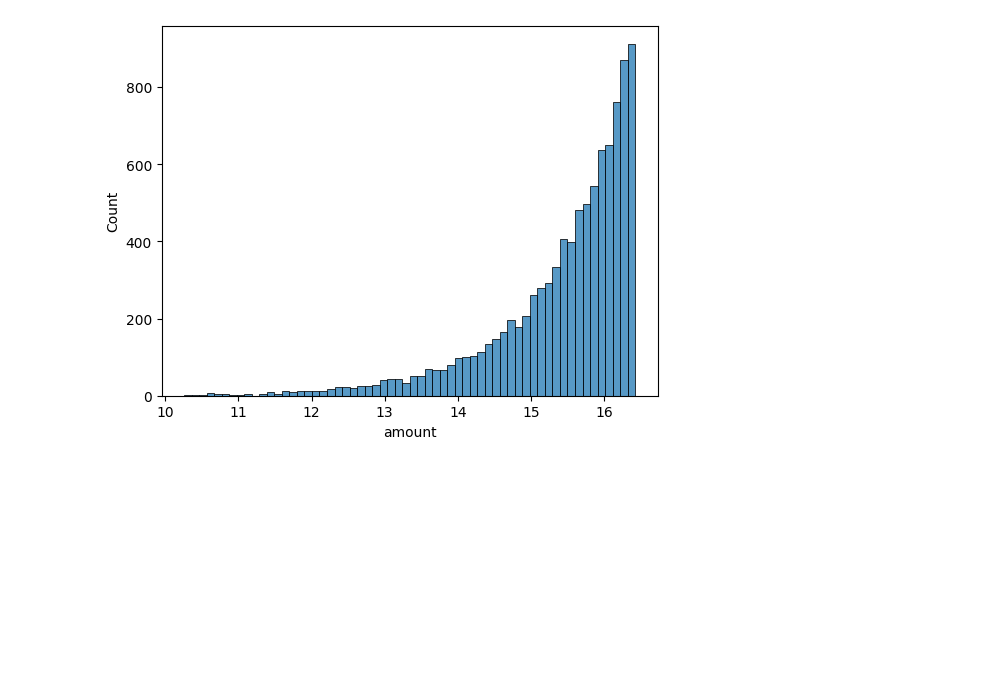
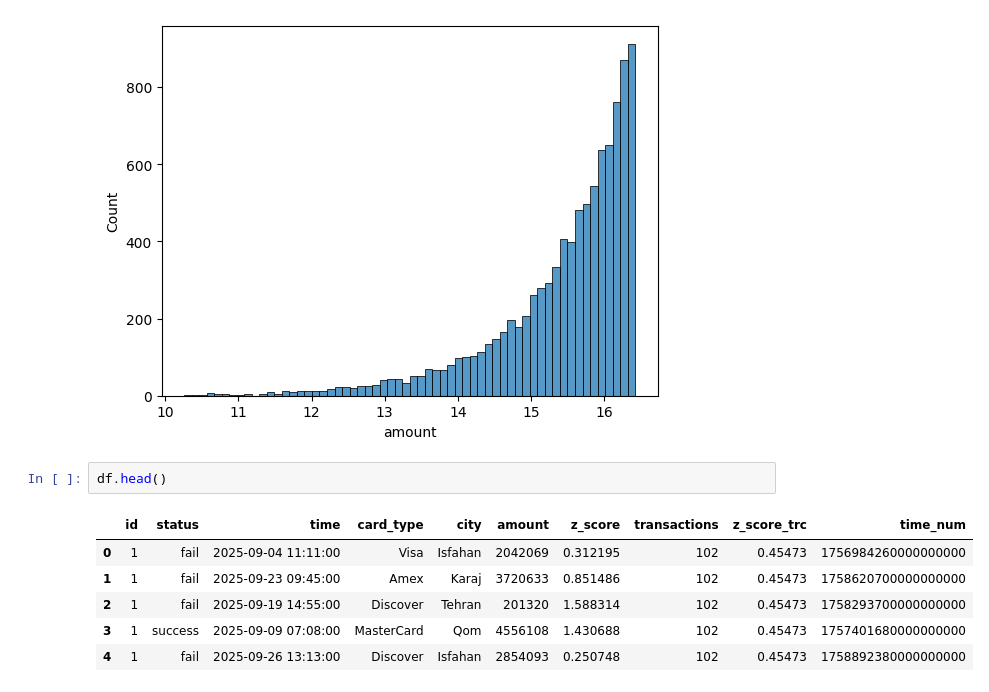
Before and after one commit to MRXLANTERN1390/IranianCustomer_Payment, a Jupyter notebook: NoteBook.ipynb, the cells around one changed output. Drawn from its saved outputs; the diff is of its cells as text; blank space fills up the shorter version.

```diff
--- a/NoteBook.ipynb
+++ b/NoteBook.ipynb
@@ -470,3 +470,12 @@ sns.histplot(np.log(df['amount']) + 1)
 # %% [output]
 <Axes: xlabel='amount', ylabel='Count'>
 [figure]
+# %%
+df.head()
+# %% [output]
+|  | id | status | time | card_type | city | amount | z_score | transactions | z_score_trc | time_num |
+| 0 | 1 | fail | 2025-09-04 11:11:00 | Visa | Isfahan | 2042069 | 0.312195 | 102 | 0.45473 | 1756984260000000000 |
+| 1 | 1 | fail | 2025-09-23 09:45:00 | Amex | Karaj | 3720633 | 0.851486 | 102 | 0.45473 | 1758620700000000000 |
+| 2 | 1 | fail | 2025-09-19 14:55:00 | Discover | Tehran | 201320 | 1.588314 | 102 | 0.45473 | 1758293700000000000 |
+| 3 | 1 | success | 2025-09-09 07:08:00 | MasterCard | Qom | 4556108 | 1.430688 | 102 | 0.45473 | 1757401680000000000 |
+| 4 | 1 | fail | 2025-09-26 13:13:00 | Discover | Isfahan | 2854093 | 0.250748 | 102 | 0.45473 | 1758892380000000000 |
```
Also changed, not shown: parts of 3 cells of this notebook.
